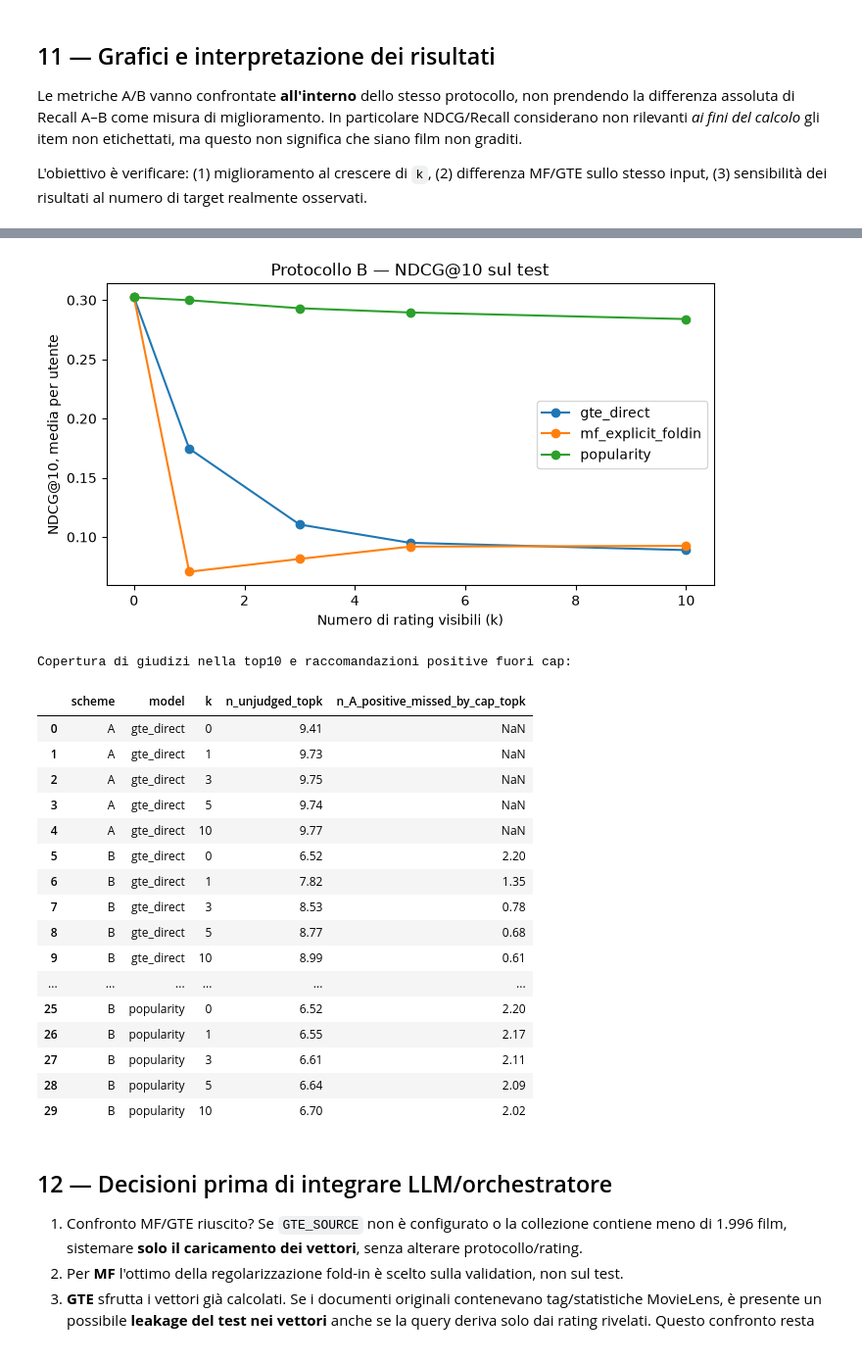
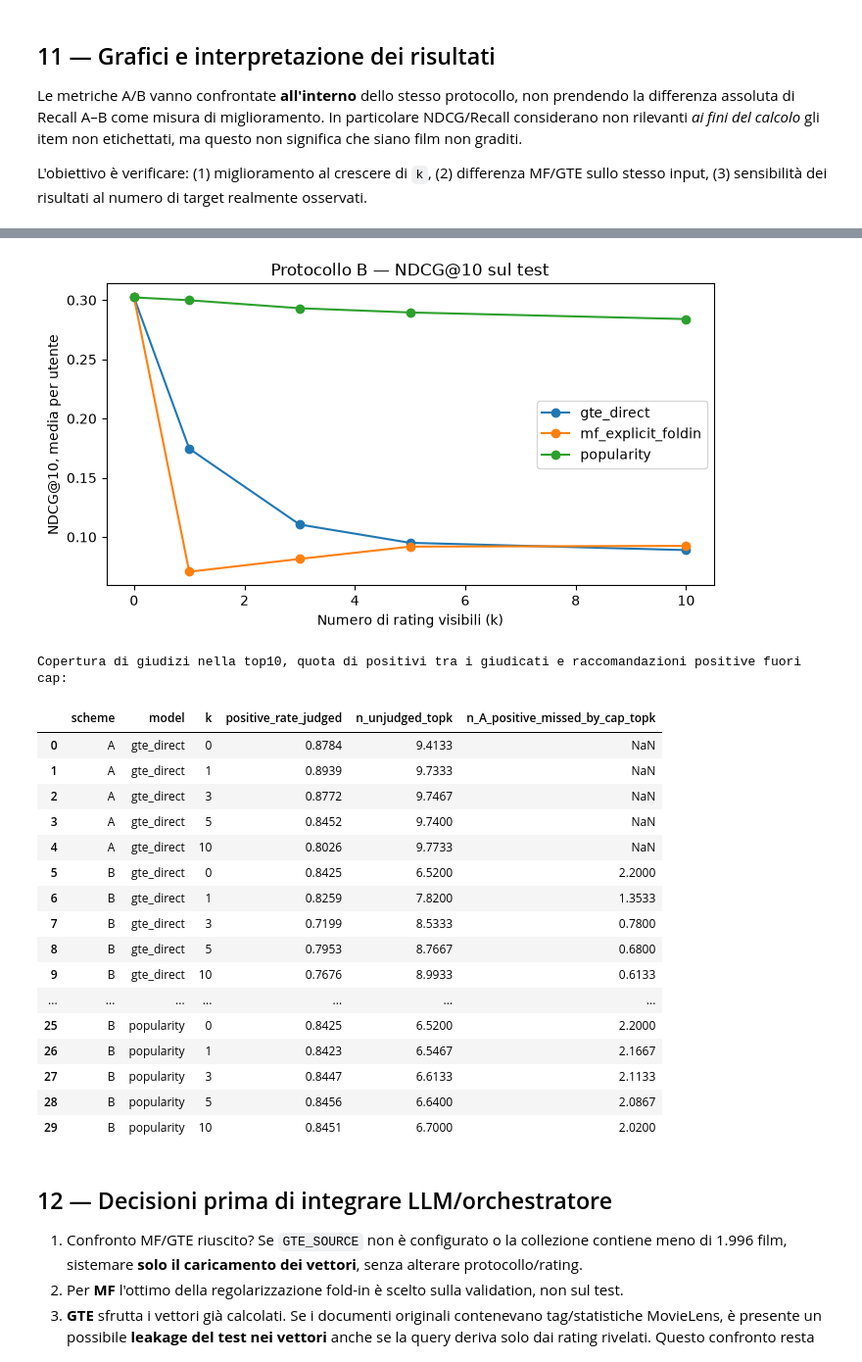
Before and after one commit to Matteo-Garavaglia/RM_MAS_movieLens, a Jupyter notebook: notebooks/recommendation_02_baselines_mf_gte.ipynb, the cells around one changed output, grey strips where cells are left out. Shown at 98% size. Drawn from its saved outputs; the diff is of its cells as text; code cells hidden in the pictures.

```diff
--- a/notebooks/recommendation_02_baselines_mf_gte.ipynb
+++ b/notebooks/recommendation_02_baselines_mf_gte.ipynb
@@ -497,6 +497,9 @@ def evaluate_rankings(predictions):
             positives={mid for mid,rating in truth.items() if rating>=POS_MIN}
             labels=np.array([float(x in positives) for x in ranked])
             n_positive=len(positives)
+            n_judged_topk=sum(x in truth for x in ranked)
+            n_hits_topk=int(labels.sum())
+            positive_rate_judged=(n_hits_topk/n_judged_topk) if n_judged_topk else np.nan
             if n_positive:
                 discount=np.log2(np.arange(2,TOP_K+2))
                 dcg=np.sum(labels/discount)
@@ -508,16 +511,17 @@ def evaluate_rankings(predictions):
                 ndcg=recall=hit=np.nan
             out.append({'scenario_id':sid,'userId':int(level_to_owner[sid]),
                         'split':level_to_split[sid], 'k':k, 'model':model,'scheme':scheme,
-                        'n_relevant':n_positive,'n_hits_topk':int(labels.sum()),
+                        'n_relevant':n_positive,'n_hits_topk':n_hits_topk,
                         'ndcg@10':ndcg,'recall@10':recall,'hr@10':hit,
-                        'n_judged_topk':sum(x in truth for x in ranked),
+                        'n_judged_topk':n_judged_topk,
+                        'positive_rate_judged':positive_rate_judged,
                         'n_unjudged_topk':sum(x not in truth for x in ranked),
                         'n_A_positive_missed_by_cap_topk':sum(x not in fixed_gt[sid] and x in truth and truth[x]>=POS_MIN for x in ranked) if scheme=='B' else np.nan})
     return pd.DataFrame(out)
 
 
 def summarize(per_scenario):
-    metrics=['ndcg@10','recall@10','hr@10','n_unjudged_topk','n_A_positive_missed_by_cap_topk']
+    metrics=['ndcg@10','recall@10','hr@10','positive_rate_judged','n_unjudged_topk','n_A_positive_missed_by_cap_topk']
     per_user=(per_scenario.groupby(['split','userId','model','scheme','k'],as_index=False)[metrics].mean())
     macro=(per_user.groupby(['split','model','scheme','k'],as_index=False)[metrics].mean())
     counts=per_user.groupby(['split','model','scheme','k'])['ndcg@10'].count().rename('n_users_with_defined_ndcg').reset_index()
@@ -528,6 +532,6 @@ val_metrics=evaluate_rankings(val_rankings)
 val_user,val_macro=summarize(val_metrics)
 assert (val_metrics.split=='validation').all()
 print('Macro validation A (non ancora test):')
-display(val_macro[val_macro.scheme=='A'][['model','k','ndcg@10','recall@10','hr@10','n_users_with_defined_ndcg']].round(4))
+display(val_macro[val_macro.scheme=='A'][['model','k','ndcg@10','recall@10','hr@10','positive_rate_judged','n_users_with_defined_ndcg']].round(4))
 # %% [output]
 Macro validation A (non ancora test):
@@ -679,39 +683,39 @@ L'obiettivo è verificare: (1) miglioramento al crescere di `k`, (2) differenza
 # %%
 for scheme in ('A','B'):
     sub=test_macro[test_macro.scheme==scheme]
     plt.figure(figsize=(8,4))
     for name,g in sub.groupby('model'):
         g=g.sort_values('k')
         plt.plot(g.k,g['ndcg@10'],marker='o',label=name)
     plt.xlabel('Numero di rating visibili (k)')
     plt.ylabel('NDCG@10, media per utente')
     plt.title(f'Protocollo {scheme} — NDCG@10 sul test')
     plt.legend()
     plt.show()
 
-print('Copertura di giudizi nella top10 e raccomandazioni positive fuori cap:')
-display(test_macro[['scheme','model','k','n_unjudged_topk','n_A_positive_missed_by_cap_topk']].round(2))
+print('Copertura di giudizi nella top10, quota di positivi tra i giudicati e raccomandazioni positive fuori cap:')
+display(test_macro[['scheme','model','k','positive_rate_judged','n_unjudged_topk','n_A_positive_missed_by_cap_topk']].round(4))
 # %% [output]
 [figure]
 [figure]
-Copertura di giudizi nella top10 e raccomandazioni positive fuori cap:
+Copertura di giudizi nella top10, quota di positivi tra i giudicati e raccomandazioni positive fuori cap:
-|  | scheme | model | k | n_unjudged_topk | n_A_positive_missed_by_cap_topk |
-| 0 | A | gte_direct | 0 | 9.41 | NaN |
-| 1 | A | gte_direct | 1 | 9.73 | NaN |
-| 2 | A | gte_direct | 3 | 9.75 | NaN |
-| 3 | A | gte_direct | 5 | 9.74 | NaN |
-| 4 | A | gte_direct | 10 | 9.77 | NaN |
-| 5 | B | gte_direct | 0 | 6.52 | 2.20 |
-| 6 | B | gte_direct | 1 | 7.82 | 1.35 |
-| 7 | B | gte_direct | 3 | 8.53 | 0.78 |
-| 8 | B | gte_direct | 5 | 8.77 | 0.68 |
-| 9 | B | gte_direct | 10 | 8.99 | 0.61 |
-| ... | ... | ... | ... | ... | ... |
-| 25 | B | popularity | 0 | 6.52 | 2.20 |
-| 26 | B | popularity | 1 | 6.55 | 2.17 |
-| 27 | B | popularity | 3 | 6.61 | 2.11 |
-| 28 | B | popularity | 5 | 6.64 | 2.09 |
-| 29 | B | popularity | 10 | 6.70 | 2.02 |
+|  | scheme | model | k | positive_rate_judged | n_unjudged_topk | n_A_positive_missed_by_cap_topk |
+| 0 | A | gte_direct | 0 | 0.8784 | 9.4133 | NaN |
+| 1 | A | gte_direct | 1 | 0.8939 | 9.7333 | NaN |
+| 2 | A | gte_direct | 3 | 0.8772 | 9.7467 | NaN |
+| 3 | A | gte_direct | 5 | 0.8452 | 9.7400 | NaN |
+| 4 | A | gte_direct | 10 | 0.8026 | 9.7733 | NaN |
+| 5 | B | gte_direct | 0 | 0.8425 | 6.5200 | 2.2000 |
+| 6 | B | gte_direct | 1 | 0.8259 | 7.8200 | 1.3533 |
+| 7 | B | gte_direct | 3 | 0.7199 | 8.5333 | 0.7800 |
+| 8 | B | gte_direct | 5 | 0.7953 | 8.7667 | 0.6800 |
+| 9 | B | gte_direct | 10 | 0.7676 | 8.9933 | 0.6133 |
+| ... | ... | ... | ... | ... | ... | ... |
+| 25 | B | popularity | 0 | 0.8425 | 6.5200 | 2.2000 |
+| 26 | B | popularity | 1 | 0.8423 | 6.5467 | 2.1667 |
+| 27 | B | popularity | 3 | 0.8447 | 6.6133 | 2.1133 |
+| 28 | B | popularity | 5 | 0.8456 | 6.6400 | 2.0867 |
+| 29 | B | popularity | 10 | 0.8451 | 6.7000 | 2.0200 |
 # %% [markdown]
 ## 12 — Decisioni prima di integrare LLM/orchestratore
 
```
Also changed, not shown: parts of 2 cells of this notebook, 1 other file.
